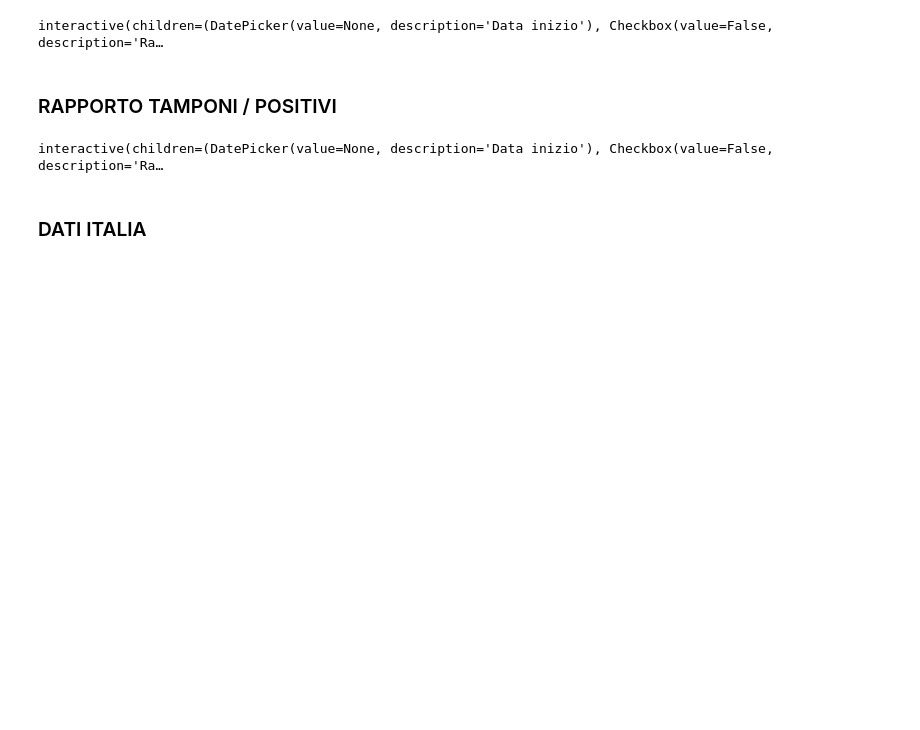
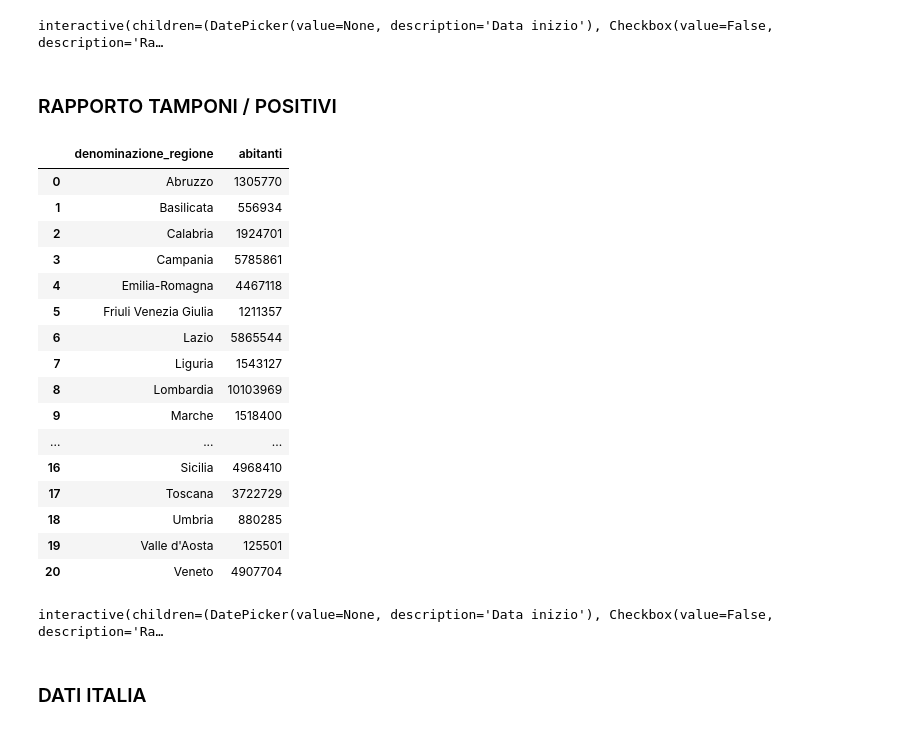
Before and after one commit to lukethanks/Anaconda, a Jupyter notebook: Covid.ipynb, the cells around one changed output. Saved outputs shown, nothing was run; the diff lists cells and outputs as text; code cells hidden in the pictures; blank space fills up the shorter version.

```diff
--- a/Covid.ipynb
+++ b/Covid.ipynb
@@ -106,12 +106,32 @@ interactive(children=(DatePicker(value=None, description='Data inizio'), Checkbo
 # %%
 link_dpcregioni = 'https://raw.githubusercontent.com/pcm-dpc/COVID-19/master/dati-regioni/dpc-covid19-ita-regioni.csv'
 regioni=pd.read_csv(link_dpcregioni)
 
 regioni['data']=pd.to_datetime(regioni['data'])
 regioni['data']=regioni['data'].dt.normalize()
 regioni = regioni[['data','denominazione_regione','tamponi','nuovi_positivi','totale_casi']]
-
 #regioni[-21:]
+ab=pd.DataFrame(regioni['denominazione_regione'].unique(),columns=['denominazione_regione'])
+ab['abitanti']=(1305770,556934,1924701,5785861,4467118,1211357,5865544,1543127,10103969,1518400,302265,0,1074819,4341375,4008296,1630474,4968410,3722729,880285,125501,4907704)
+ab
+# %% [output]
+|  | denominazione_regione | abitanti |
+| 0 | Abruzzo | 1305770 |
+| 1 | Basilicata | 556934 |
+| 2 | Calabria | 1924701 |
+| 3 | Campania | 5785861 |
+| 4 | Emilia-Romagna | 4467118 |
+| 5 | Friuli Venezia Giulia | 1211357 |
+| 6 | Lazio | 5865544 |
+| 7 | Liguria | 1543127 |
+| 8 | Lombardia | 10103969 |
+| 9 | Marche | 1518400 |
+| ... | ... | ... |
+| 16 | Sicilia | 4968410 |
+| 17 | Toscana | 3722729 |
+| 18 | Umbria | 880285 |
+| 19 | Valle d'Aosta | 125501 |
+| 20 | Veneto | 4907704 |
 # %%
 select=regioni['denominazione_regione'].unique()
 
```
Also changed, not shown: parts of 1 cell of this notebook.
